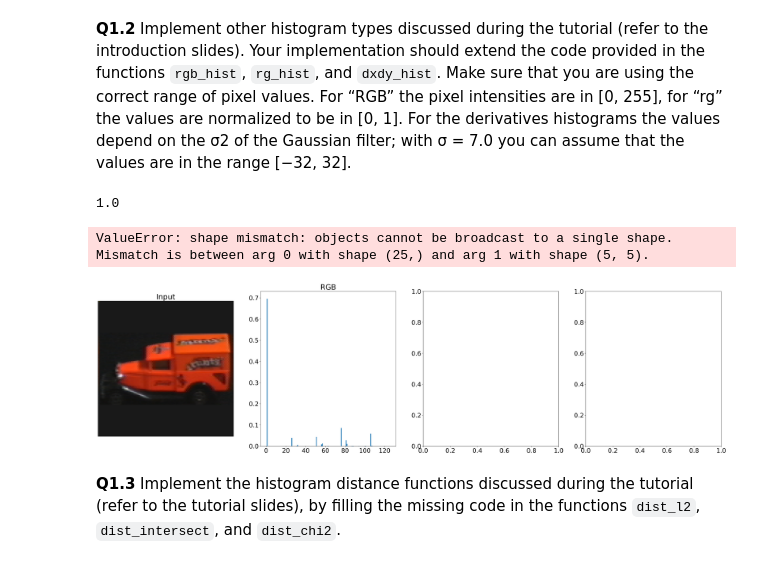
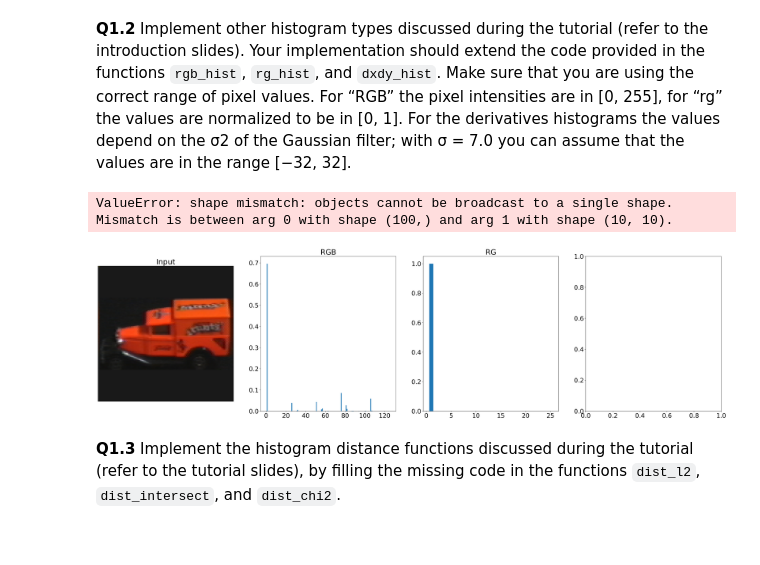
Before and after one commit to dhimitriosduka1/hlcv, a Jupyter notebook: Assignment_1/exercise-1-Part1.ipynb, the cells around one changed output. Saved outputs shown, nothing was run; the diff lists cells and outputs as text; code cells hidden in the pictures.

Commit message:
Implement a1 rg_hist

```diff
--- a/Assignment_1/exercise-1-Part1.ipynb
+++ b/Assignment_1/exercise-1-Part1.ipynb
@@ -265,11 +265,26 @@ def rg_hist(img_color, num_bins):
 
     # define a 2D histogram  with "num_bins^2" number of entries
     hists = np.zeros((num_bins, num_bins))
+    bin_lenth = 255 / num_bins
 
     ######## [ ] TODO ##################################
     # Compute the rg histogram according to the tutorial slides.
     # also normalize the histogram such that its integral (sum) is equal 1
     ################################################
+        # execute the loop for each pixel in the image
+    for i in range(img_color.shape[0]):
+        for j in range(img_color.shape[1]):
+            r = img_color[i, j, 0]
+            g = img_color[i, j, 1]
+            b = img_color[i, j, 2]
+            r_rg = r / (r + g + b)
+            g_rg = b / (r + g + b)
+
+            r_idx = int(r_rg // bin_lenth)
+            g_idx = int(g_rg // bin_lenth)
+            hists[r_idx, g_idx] += 1
+    hists = hists.flatten()
+    hists = hists / np.sum(hists)
     return hists
 
 
@@ -295,36 +310,35 @@ def dxdy_hist(img_gray, num_bins):
     # quantize derivatives to "num_bins" number of values
     # define a 2D histogram  with "num_bins^2" number of entries
     ################################################
 
     return hists
 
 ### The following code is used for evaluation.
 plt.rcParams.update({'font.size': 22})
 fig, axes = plt.subplots(1, 4, figsize=(40, 10), dpi=200)
 axes[0].imshow(img_color)
 axes[0].set_xticks([]); axes[0].set_yticks([])
 axes[0].set_title('Input')
 
 num_bins_color = 5
 hist_rgb1 = rgb_hist(img_color.astype('double'), num_bins_color)
 axes[1].bar(np.array(range(1, hist_rgb1.size+1)), hist_rgb1)
 axes[1].set_title('RGB')
 
 num_bins_rg = 5
 hist_rg = rg_hist(img_color.astype('double'), num_bins_rg)
 axes[2].bar(np.array(range(1, hist_rg.size+1)), hist_rg)
 axes[2].set_title('RG')
 
 num_bins_dxdy = 10
 hist_dxdy = dxdy_hist(img_gray.astype('double'), num_bins_dxdy)
 axes[3].bar(np.array(range(1, hist_dxdy.size+1)), hist_dxdy)
 axes[3].set_title('DxDy')
 
 plt.show()
 # %% [output]
-1.0
+ValueError: shape mismatch: objects cannot be broadcast to a single shape.  Mismatch is between arg 0 with shape (100,) and arg 1 with shape (10, 10).
-ValueError: shape mismatch: objects cannot be broadcast to a single shape.  Mismatch is between arg 0 with shape (25,) and arg 1 with shape (5, 5).
-[figure, old version]
+[figure, new version]
 # %% [markdown]
 **Q1.3** Implement the histogram distance functions discussed during the tutorial (refer to the tutorial slides), by filling the missing code in the functions `dist_l2`, `dist_intersect`, and `dist_chi2`.
 # %%
```
Also changed, not shown: parts of 4 cells of this notebook.
